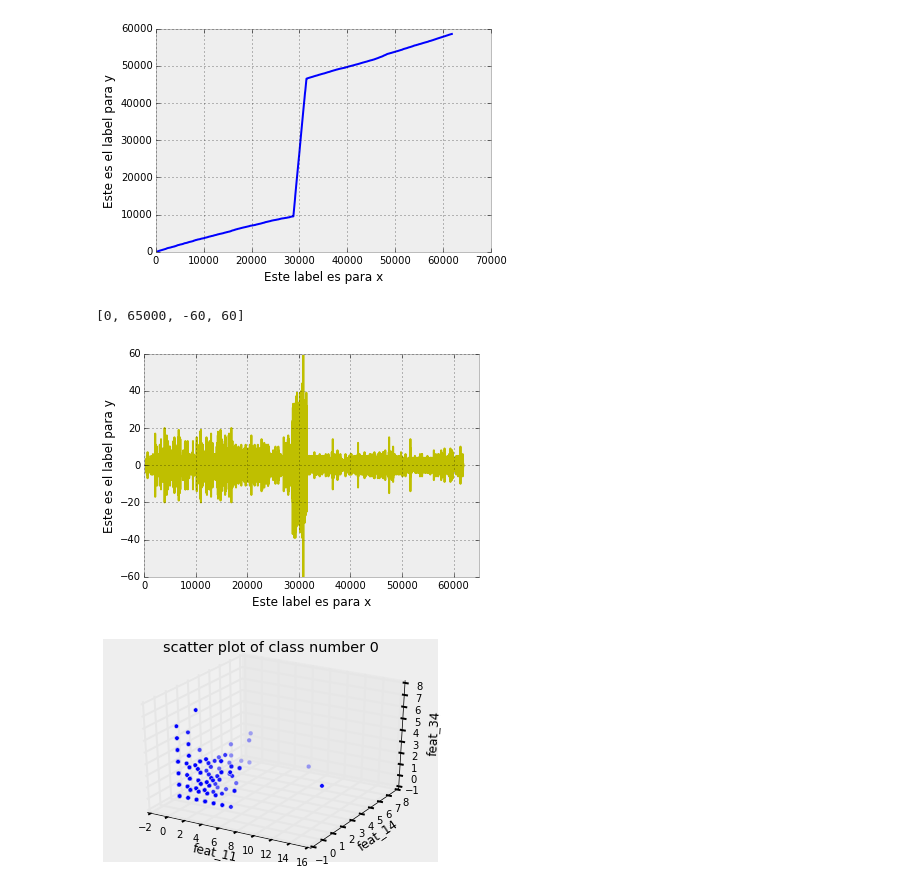
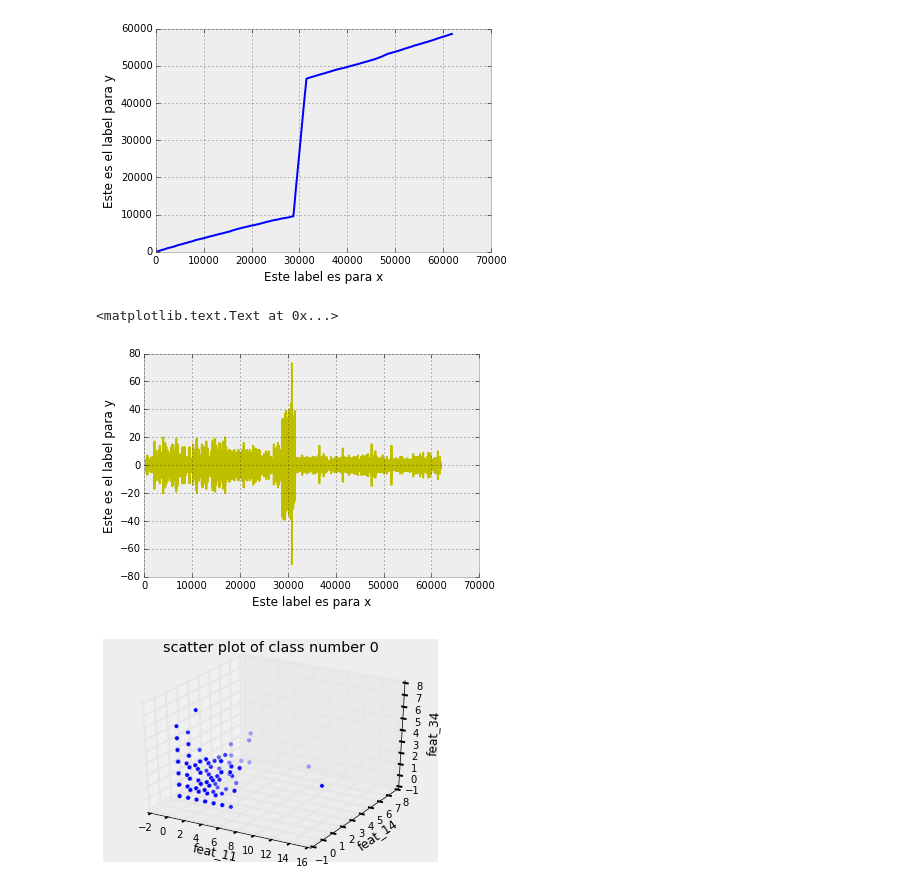
Before and after one commit to celiacintas/pre-scipyla, a Jupyter notebook: prescipyla/the_goodies_of_life_the_universe_and_everything.ipynb, the cells around one changed output. Drawn from its saved outputs; the diff is of its cells as text; code cells hidden in the pictures.

```diff
--- a/prescipyla/the_goodies_of_life_the_universe_and_everything.ipynb
+++ b/prescipyla/the_goodies_of_life_the_universe_and_everything.ipynb
@@ -478,11 +479,11 @@ plt.xlabel('Este label es para x')
 # %%
 plt.plot(df['feat_34'].diff(), 'y-') # con la letra indicamos color y con el siguiente la forma del marcador.
 plt.ylabel('Este es el label para y') # colocando labels sobre los ejes.
 plt.xlabel('Este label es para x')
-plt.axis([0, 65000, -60, 60])
+#plt.axis([0, 65000, -60, 60])
 # %% [output]
-[0, 65000, -60, 60]
+<matplotlib.text.Text at 0x...>
-[figure, old version]
+[figure, new version]
 # %%
 from mpl_toolkits.mplot3d import Axes3D
 for i, group in df.groupby('target'):
```
Also changed, not shown: parts of 8 cells of this notebook.
